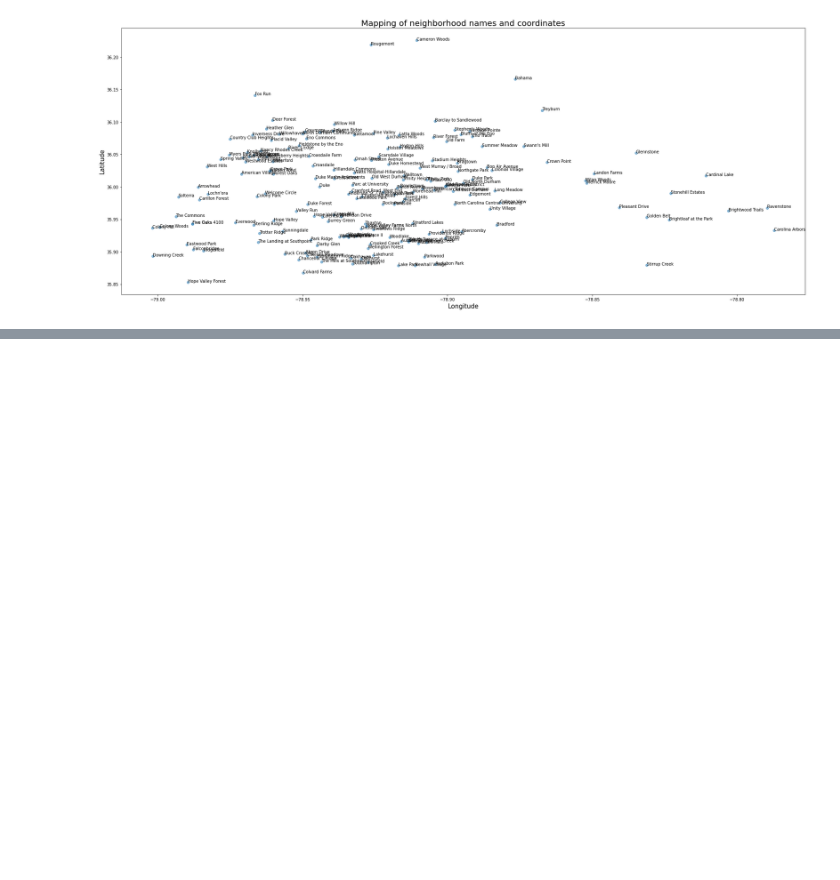
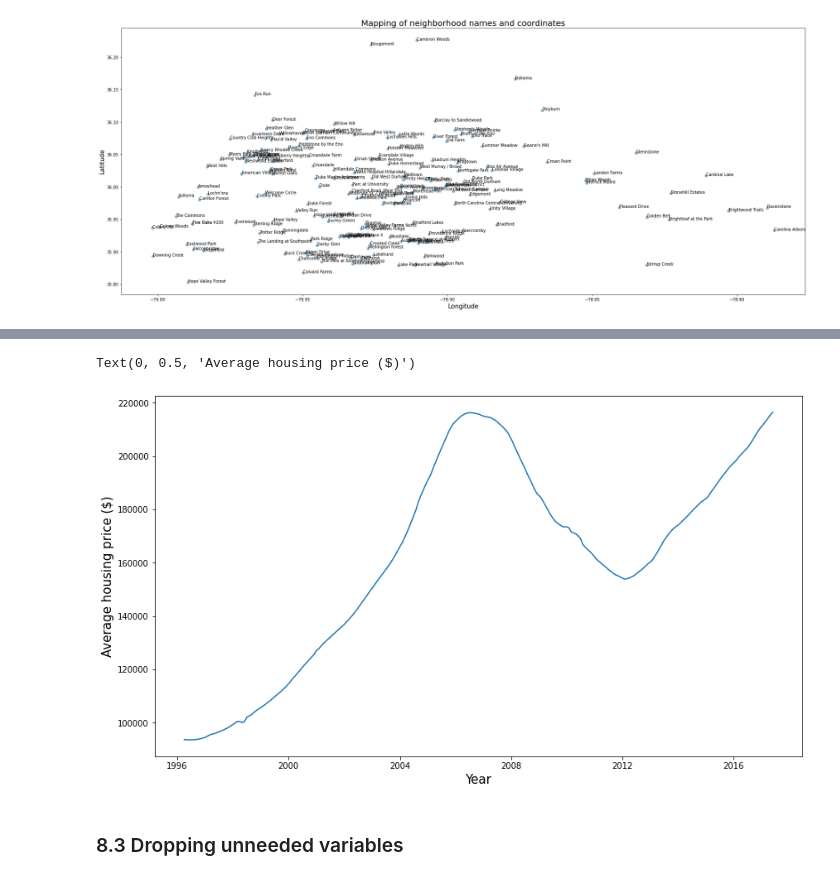
Before and after one commit to saychelsea11/north_carolina_best_real_estate_locations, a Jupyter notebook: nc_housing_data_best_locations.ipynb, the cells around one changed output, grey strips where cells are left out. Cells and saved outputs as stored; diff of their text form; code cells hidden in the pictures; blank space fills up the shorter version.

Commit message:
Add files via upload
Included historical housing prices analysis using Zillow data. Added OECD global housing prices data and some analysis.

```diff
--- a/nc_housing_data_best_locations.ipynb
+++ b/nc_housing_data_best_locations.ipynb
@@ -203,0 +302,3 @@ Text(0.5, 1.0, 'Mapping of neighborhood names and coordinates')
+# %%
+df_zillow = pd.read_csv('/content/drive/MyDrive/Zip_Zhvi_2bedroom.csv')
+df_zillow.head()
@@ -203,0 +323,14 @@ Text(0.5, 1.0, 'Mapping of neighborhood names and coordinates')
+# %%
+df_zillow_timeseries = df_zillow.drop(['RegionID','RegionName','City','State','Metro','CountyName','SizeRank'],axis=1)
+df_zillow_timeseries = df_zillow_timeseries.mean()
+df_zillow_timeseries.index = pd.to_datetime(df_zillow_timeseries.index)
+# %%
+plt.figure(figsize=(14,8))
+plt.plot(df_zillow_timeseries)
+plt.xlabel('Year',size=15)
+plt.ylabel('Average housing price ($)',size=15)
+# %% [output]
+Text(0, 0.5, 'Average housing price ($)')
+[figure, added]
+# %% [markdown]
+### 8.3 Dropping unneeded variables
```
Also changed, not shown: parts of 34 cells of this notebook.
